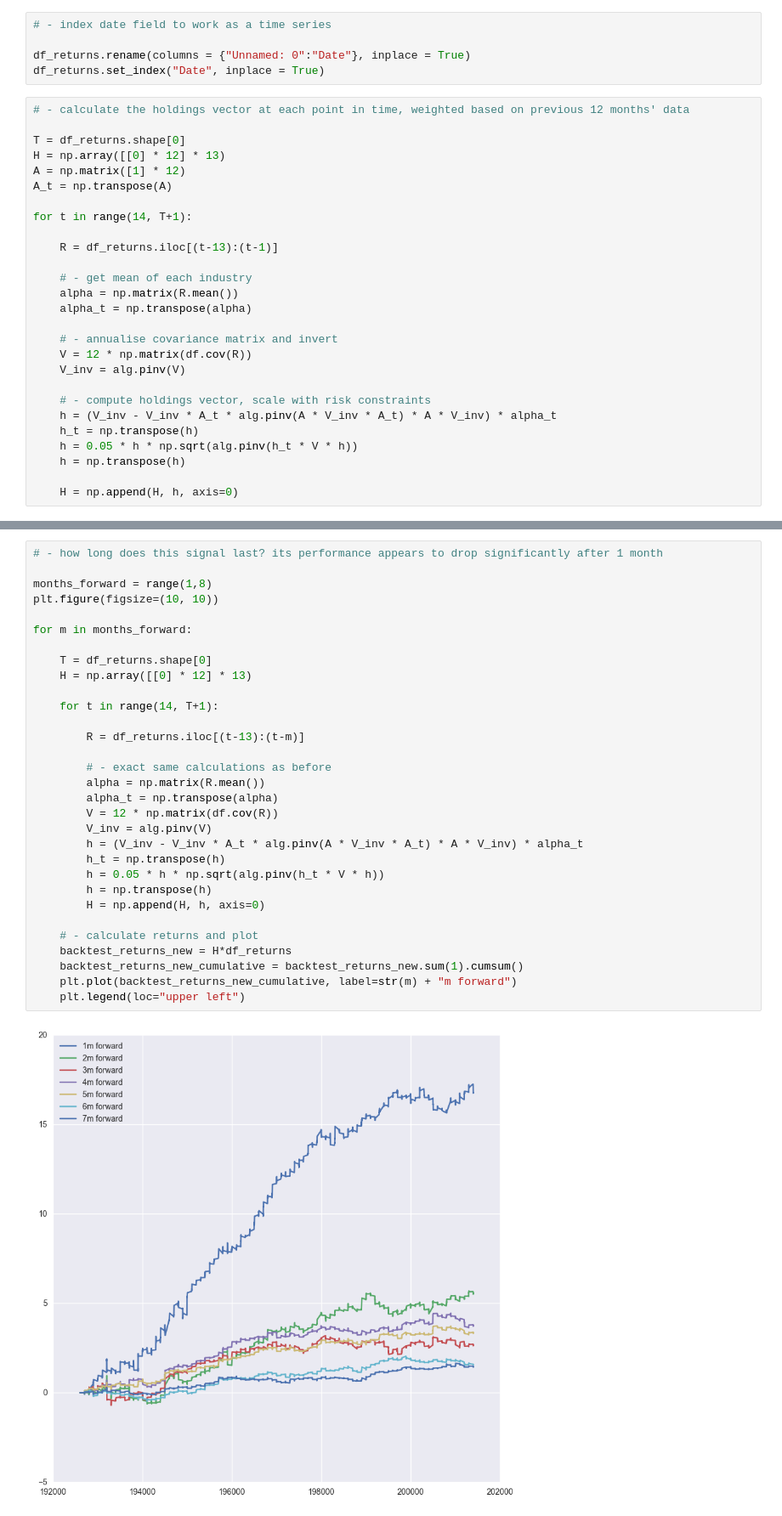
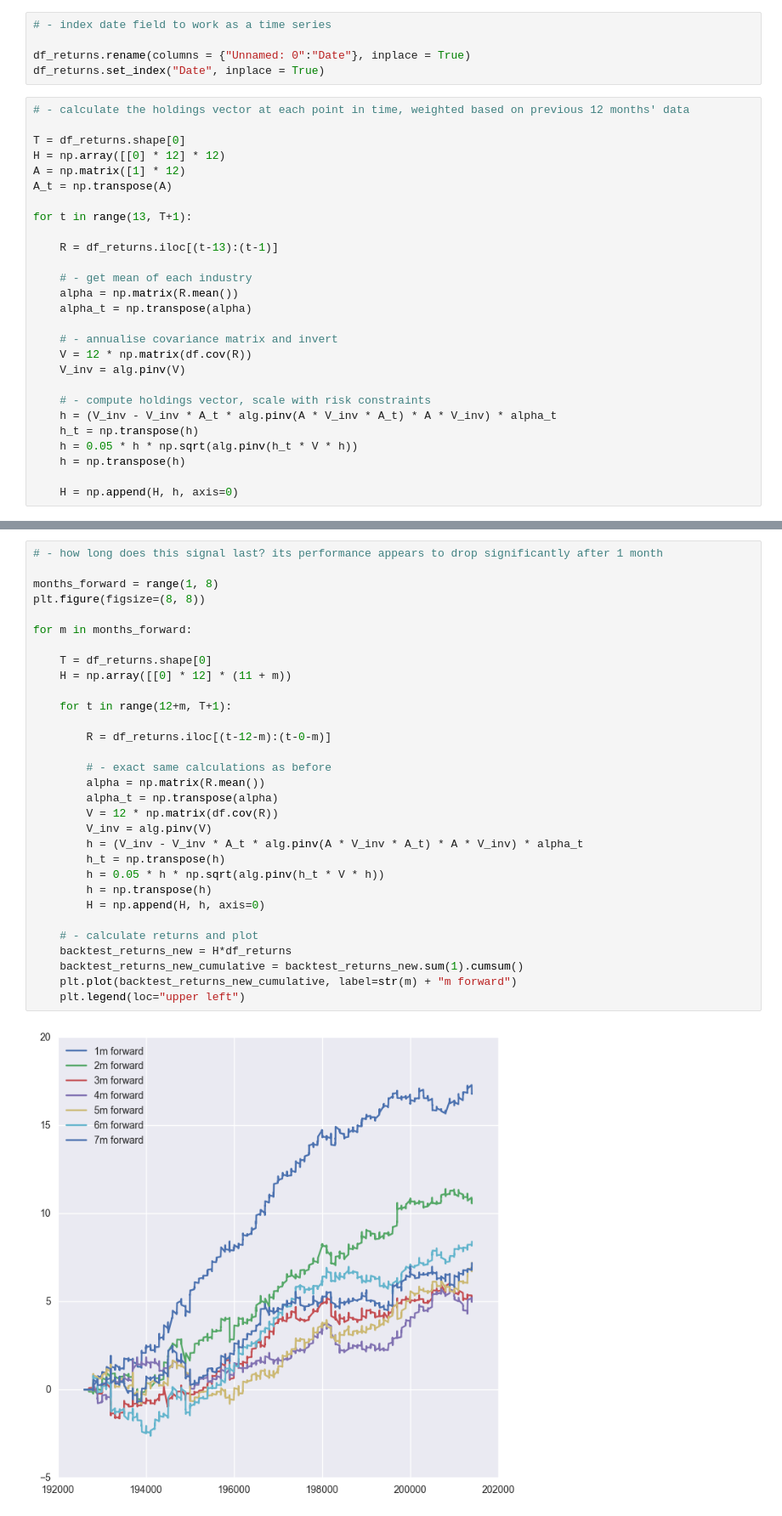
Before and after one commit to cissyc/python-momentum-backtest, a Jupyter notebook: momentum_backtest.ipynb, the cells around one changed output, grey strips where cells are left out. Shown at 85% size. Cells and saved outputs as stored; diff of their text form.

```diff
--- a/momentum_backtest.ipynb
+++ b/momentum_backtest.ipynb
@@ -27,11 +28,11 @@ df_returns.set_index("Date", inplace = True)
 # - calculate the holdings vector at each point in time, weighted based on previous 12 months' data
 
 T = df_returns.shape[0]
-H = np.array([[0] * 12] * 13)
+H = np.array([[0] * 12] * 12)
 A = np.matrix([1] * 12)
 A_t = np.transpose(A)
 
-for t in range(14, T+1):
+for t in range(13, T+1):
 
     R = df_returns.iloc[(t-13):(t-1)]
 
@@ -62,34 +63,34 @@ backtest_returns_cumulative.plot(figsize=(8, 6))
 # %%
 # - how long does this signal last? its performance appears to drop significantly after 1 month
 
-months_forward = range(1,8)
-plt.figure(figsize=(10, 10))
+months_forward = range(1, 8)
+plt.figure(figsize=(8, 8))
 
 for m in months_forward:
 
     T = df_returns.shape[0]
-    H = np.array([[0] * 12] * 13)
+    H = np.array([[0] * 12] * (11 + m))
 
-    for t in range(14, T+1):
+    for t in range(12+m, T+1):
 
-        R = df_returns.iloc[(t-13):(t-m)]
+        R = df_returns.iloc[(t-12-m):(t-0-m)]
 
         # - exact same calculations as before
         alpha = np.matrix(R.mean())
         alpha_t = np.transpose(alpha)
         V = 12 * np.matrix(df.cov(R))
         V_inv = alg.pinv(V)
         h = (V_inv - V_inv * A_t * alg.pinv(A * V_inv * A_t) * A * V_inv) * alpha_t
         h_t = np.transpose(h)
         h = 0.05 * h * np.sqrt(alg.pinv(h_t * V * h))
         h = np.transpose(h)
         H = np.append(H, h, axis=0)
 
     # - calculate returns and plot
     backtest_returns_new = H*df_returns
     backtest_returns_new_cumulative = backtest_returns_new.sum(1).cumsum()
     plt.plot(backtest_returns_new_cumulative, label=str(m) + "m forward")
     plt.legend(loc="upper left")
 # %% [output]
-[figure, old version]
+[figure, new version]
 # %%
```
Also changed, not shown: parts of 13 cells of this notebook.
